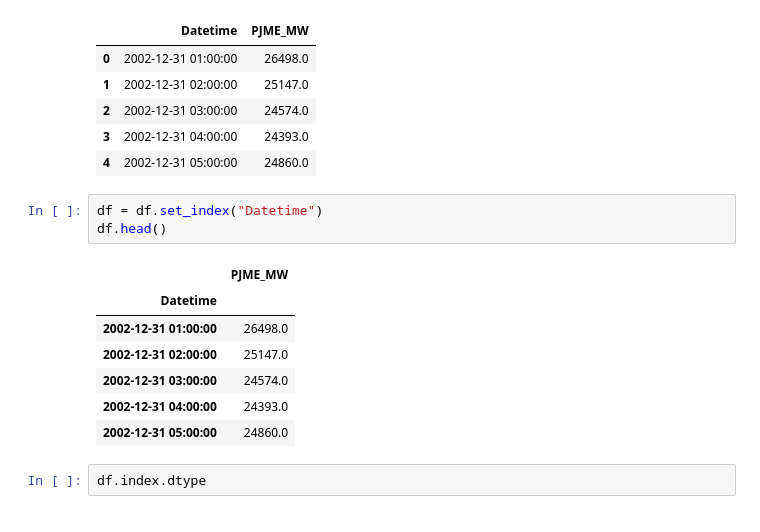
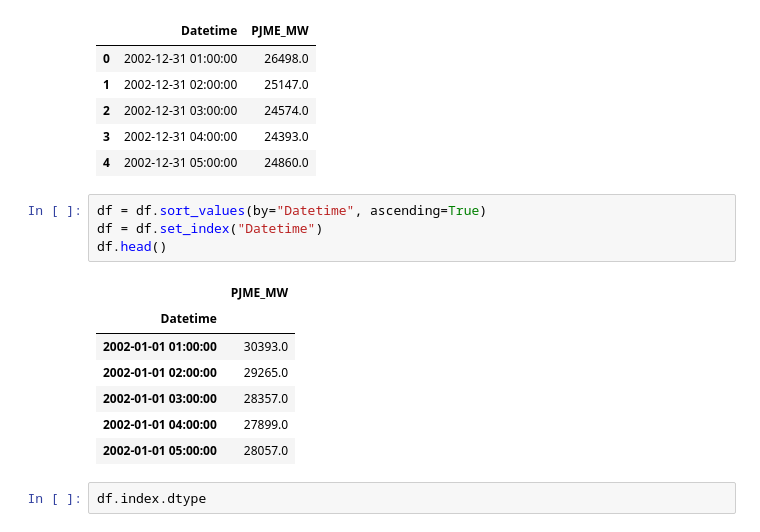
Before and after one commit to AbdallaAbker/time-series-practice-, a Jupyter notebook: notebook/expirement.ipynb, the cells around one changed output. Cells and saved outputs as stored; diff of their text form.

```diff
--- a/notebook/expirement.ipynb
+++ b/notebook/expirement.ipynb
@@ -23,16 +23,17 @@ df.head()
 | 3 | 2002-12-31 04:00:00 | 24393.0 |
 | 4 | 2002-12-31 05:00:00 | 24860.0 |
 # %%
+df = df.sort_values(by="Datetime", ascending=True)
 df = df.set_index("Datetime")
 df.head()
 # %% [output]
 |  | PJME_MW |
 | Datetime |  |
-| 2002-12-31 01:00:00 | 26498.0 |
-| 2002-12-31 02:00:00 | 25147.0 |
-| 2002-12-31 03:00:00 | 24574.0 |
-| 2002-12-31 04:00:00 | 24393.0 |
-| 2002-12-31 05:00:00 | 24860.0 |
+| 2002-01-01 01:00:00 | 30393.0 |
+| 2002-01-01 02:00:00 | 29265.0 |
+| 2002-01-01 03:00:00 | 28357.0 |
+| 2002-01-01 04:00:00 | 27899.0 |
+| 2002-01-01 05:00:00 | 28057.0 |
 # %%
 df.index.dtype
 # %% [output]
```
Also changed, not shown: parts of 30 cells of this notebook, 3 other files.
